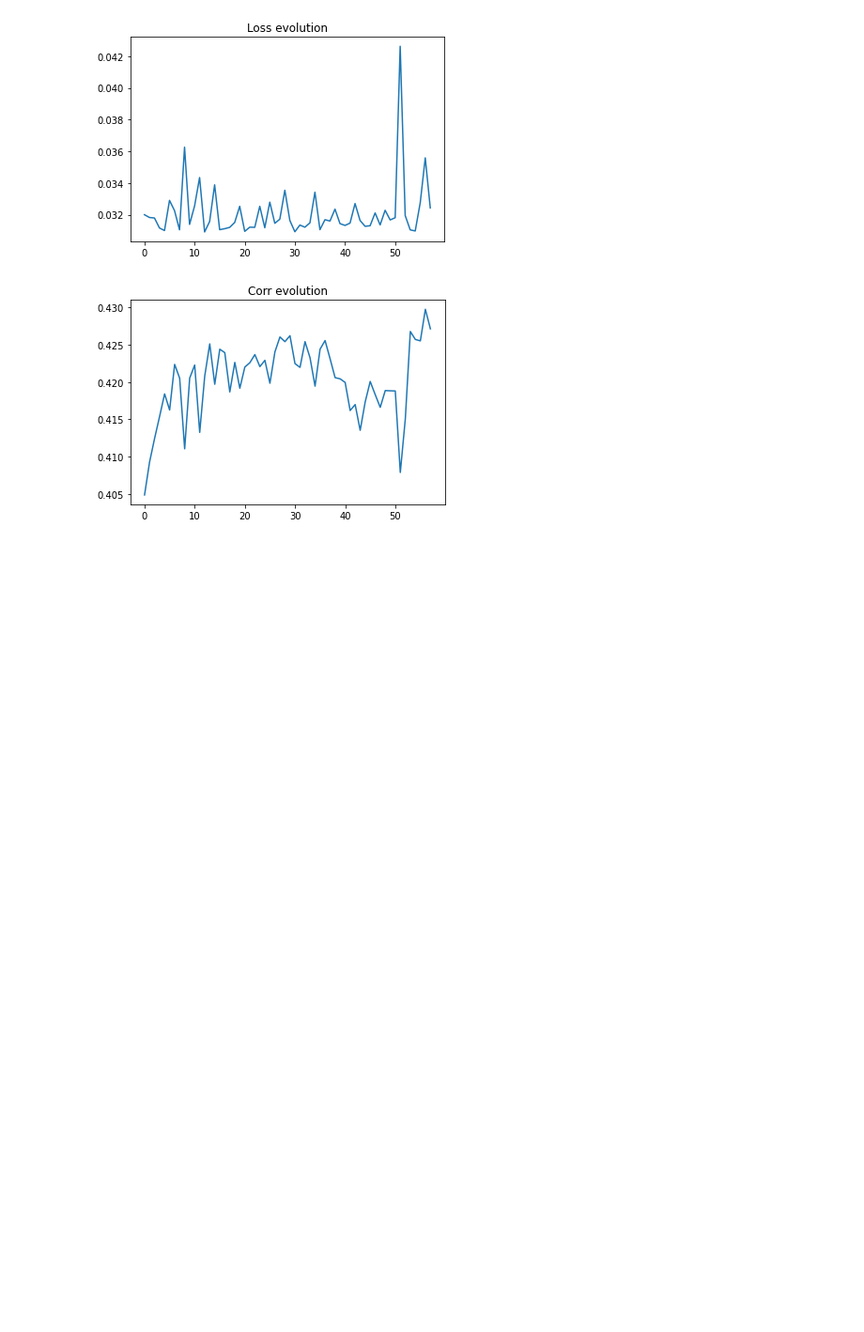
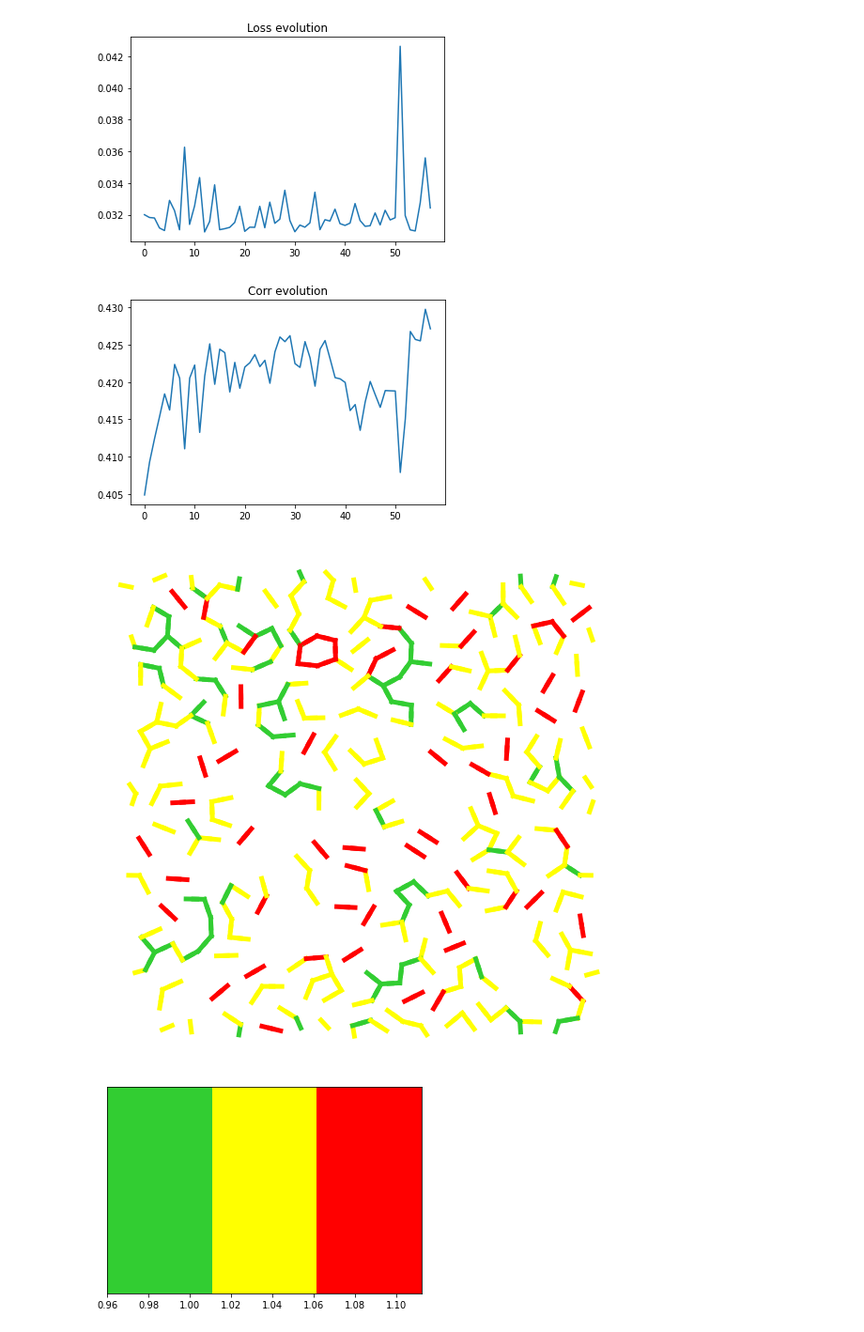
Before and after one commit to Simone7monaco/PatchyParticles, a Jupyter notebook: MULTI_OrderParameters.ipynb, the cells around one changed output. Shown at 94% size. Saved outputs shown, nothing was run; the diff lists cells and outputs as text; code cells hidden in the pictures; blank space fills up the shorter version.

```diff
--- a/MULTI_OrderParameters.ipynb
+++ b/MULTI_OrderParameters.ipynb
@@ -632,0 +644,33 @@ print("Best value:", best)
+# %%
+def vmap(self, cmap,cmin, cmax):
+    cmap = plt.cm.get_cmap(cmap)
+    colors = cmap(np.arange(cmap.N))
+    self.imshow([colors], extent=[cmin, cmax, 0, .1])
+    self.get_yaxis().set_visible(False)
+# %%
+fig,ax = plt.subplots(figsize=(10, 10))
+cbar, cax = plt.subplots(figsize=(6,10))
+ax.axis("off")
+#ax = plt.axes()
+δ = .6
+s=0
+pred=net(torchXX[0:len(events[0])]).detach().numpy()
+cmap = col.ListedColormap(['limegreen','yellow','red'])
+# cmap=pl.cm.brg
+
+for ev in range(len(events[s])):   #Bonds
+    lab = cmap(t_b[ev])
+    r1 = np.array(C[s][int(events[s][ev][0])][:])
+    r2 = np.array(C[s][int(events[s][ev][1])][:])
+    dr = [rescale((r2 - r1)[0], xsize), rescale((r2-r1)[1], ysize)]
+    ax.plot([r1[0], r1[0]+δ*dr[0]/np.linalg.norm(dr)], [r1[1], r1[1]+δ*dr[1]/np.linalg.norm(dr)], color=lab, linewidth=5, zorder=1)
+    ax.plot([r2[0], r2[0]-δ*dr[0]/np.linalg.norm(dr)], [r2[1], r2[1]-δ*dr[1]/np.linalg.norm(dr)], color=lab, linewidth=5, zorder=1)
+
+# ax[0].scatter(C[s][:,0], C[s][:,1], s=100, zorder=2)   #Particles
+
+vmap(cax,cmap, min(pred), max(pred))
+
+plt.show()
+# %% [output]
+[figure, added]
+[figure, added]
```
Also changed, not shown: parts of 13 cells of this notebook.
